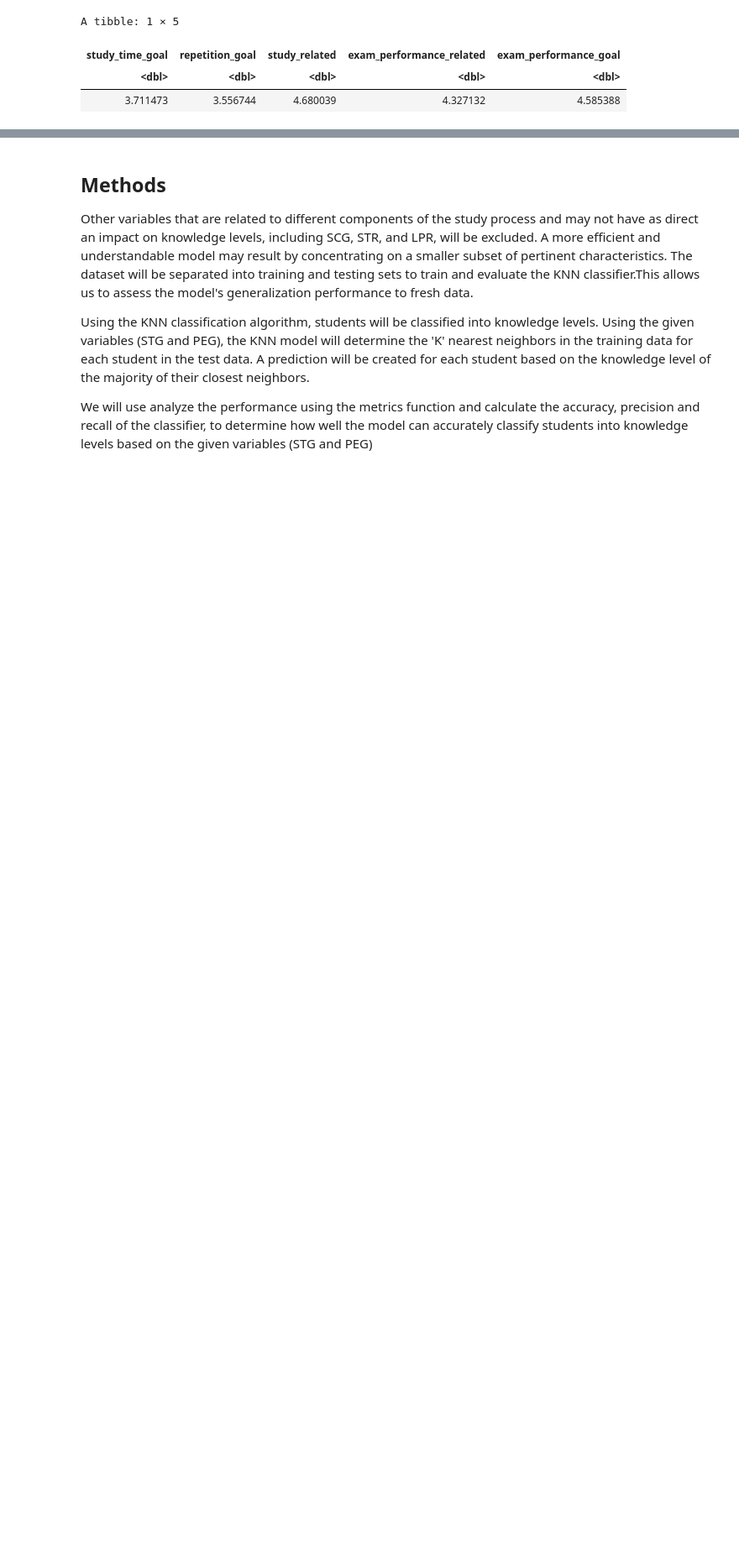
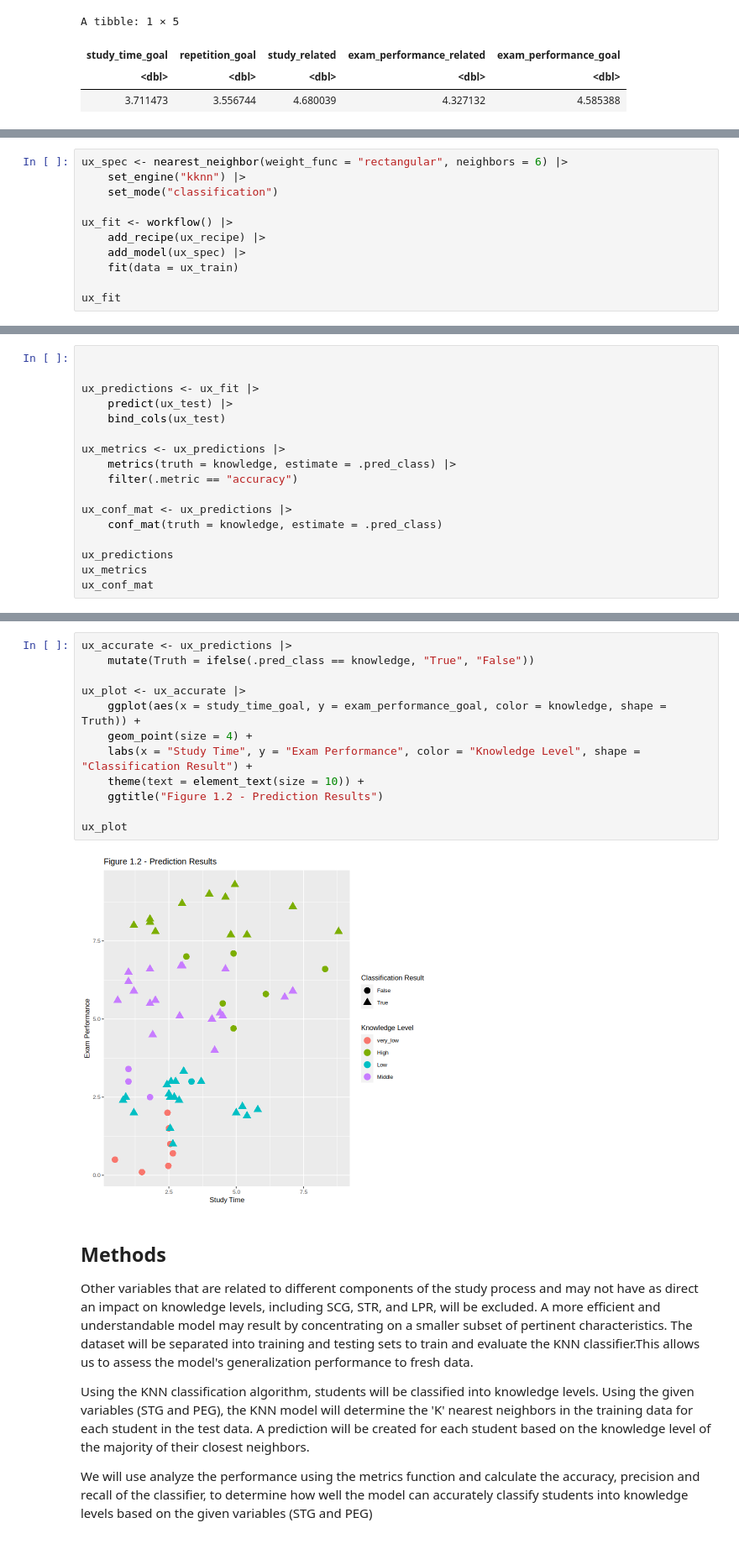
Before and after one commit to naomi-ng/DSCI100group_project, a Jupyter notebook: group_proposal.ipynb, the cells around one changed output, grey strips where cells are left out. Shown at 84% size. Cells and saved outputs as stored; diff of their text form; blank space fills up the shorter version.

```diff
--- a/group_proposal.ipynb
+++ b/group_proposal.ipynb
@@ -97,0 +260,11 @@ ux_plot
+# %%
+ux_spec <- nearest_neighbor(weight_func = "rectangular", neighbors = 6) |>
+    set_engine("kknn") |>
+    set_mode("classification")
+
+ux_fit <- workflow() |>
+    add_recipe(ux_recipe) |>
+    add_model(ux_spec) |>
+    fit(data = ux_train)
+
+ux_fit
@@ -97,0 +288,17 @@ ux_plot
+# %%
+
+
+ux_predictions <- ux_fit |>
+    predict(ux_test) |>
+    bind_cols(ux_test)
+
+ux_metrics <- ux_predictions |>
+    metrics(truth = knowledge, estimate = .pred_class) |>
+    filter(.metric == "accuracy")
+
+ux_conf_mat <- ux_predictions |>
+    conf_mat(truth = knowledge, estimate = .pred_class)
+
+ux_predictions
+ux_metrics
+ux_conf_mat
@@ -98,3 +337,17 @@ ux_plot
+# %%
+ux_accurate <- ux_predictions |>
+    mutate(Truth = ifelse(.pred_class == knowledge, "True", "False"))
+
+ux_plot <- ux_accurate |>
+    ggplot(aes(x = study_time_goal, y = exam_performance_goal, color = knowledge, shape = Truth)) +
+    geom_point(size = 4) +
+    labs(x = "Study Time", y = "Exam Performance", color = "Knowledge Level", shape = "Classification Result") +
+    theme(text = element_text(size = 10)) +
+    ggtitle("Figure 1.2 - Prediction Results")
+
+ux_plot
+# %% [output]
+[figure, added]
 # %% [markdown]
 ## Methods
 Other variables that are related to different components of the study process and may not have as direct an impact on knowledge levels, including SCG, STR, and LPR, will be excluded. A more efficient and understandable model may result by concentrating on a smaller subset of pertinent characteristics. The dataset will be separated into training and testing sets to train and evaluate the KNN classifier.This allows us to assess the model's generalization performance to fresh data.
```
Also changed, not shown: parts of 13 cells of this notebook.
